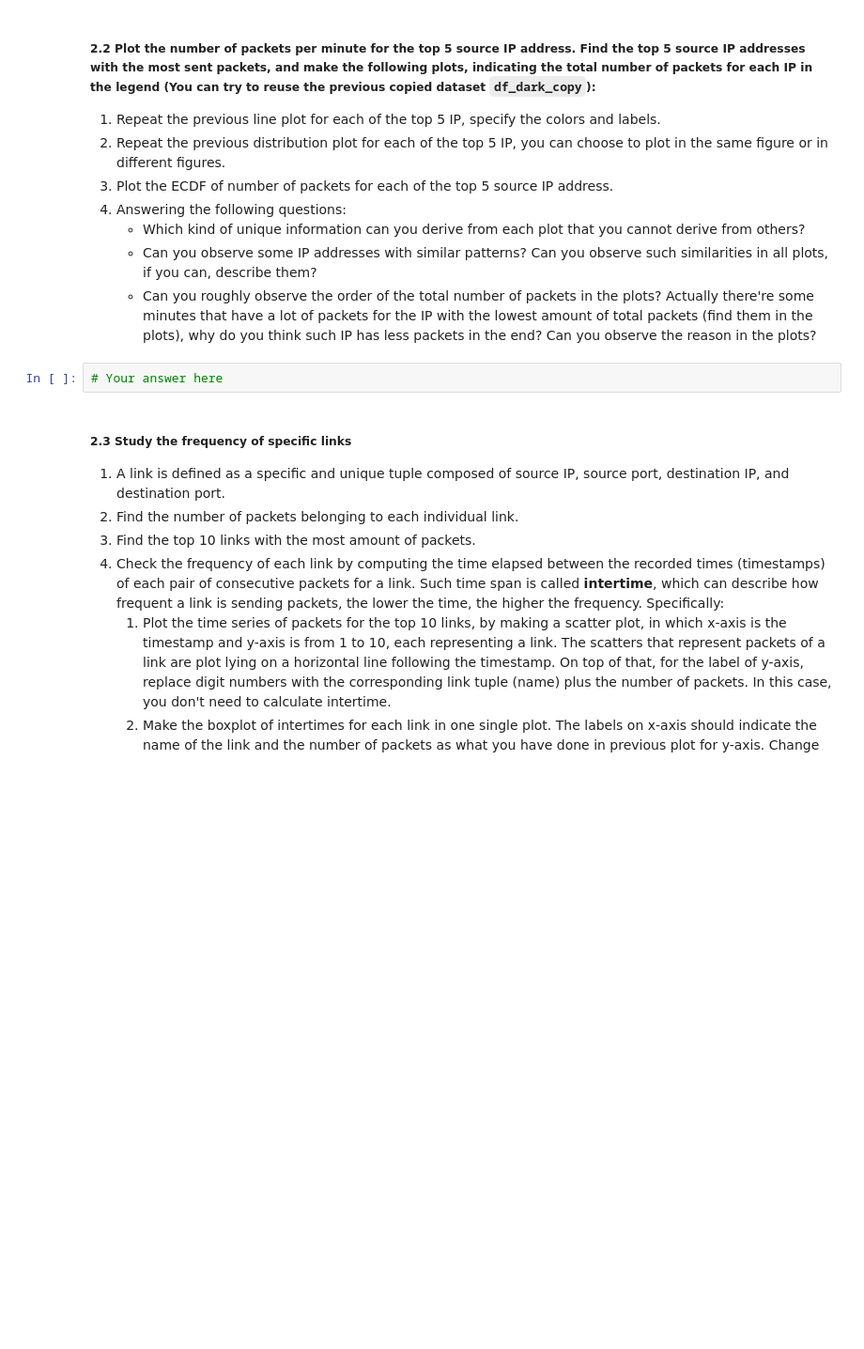
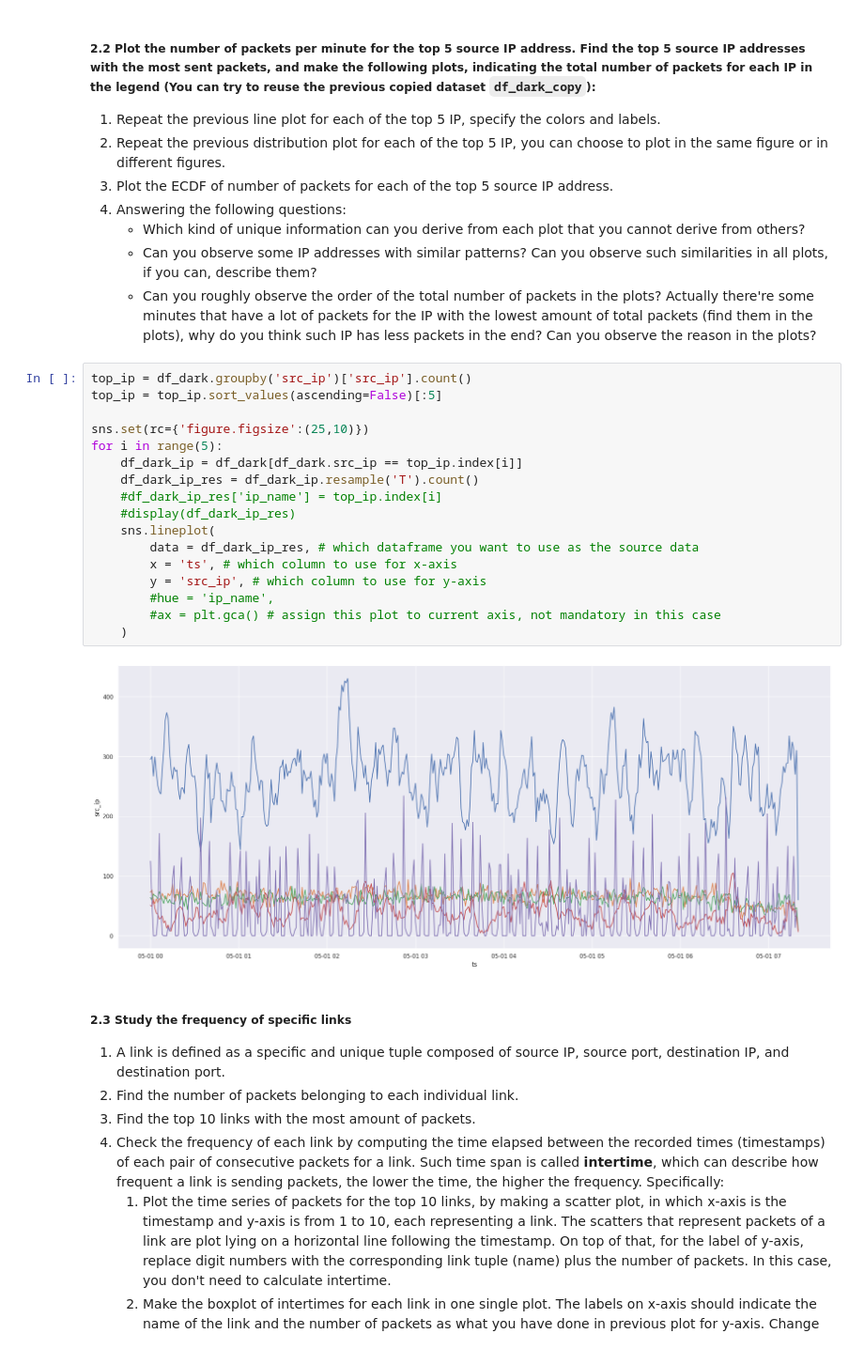
Before and after one commit to eferollo/ML4N, a Jupyter notebook: Labs/LAB4/lab_4.ipynb, the cells around one changed output. Shown: that part at 94% size. Saved outputs shown, nothing was run; the diff lists cells and outputs as text; blank space fills up the shorter version.

```diff
--- a/Labs/LAB4/lab_4.ipynb
+++ b/Labs/LAB4/lab_4.ipynb
@@ -403,7 +378,24 @@ df_dark
     - Can you observe some IP addresses with similar patterns? Can you observe such similarities in all plots, if you can, describe them?
     - Can you roughly observe the order of the total number of packets in the plots? Actually there're some minutes that have a lot of packets for the IP with the lowest amount of total packets (find them in the plots), why do you think such IP has less packets in the end? Can you observe the reason in the plots?
 # %%
-# Your answer here
+top_ip = df_dark.groupby('src_ip')['src_ip'].count()
+top_ip = top_ip.sort_values(ascending=False)[:5]
+
+sns.set(rc={'figure.figsize':(25,10)})
+for i in range(5):
+    df_dark_ip = df_dark[df_dark.src_ip == top_ip.index[i]]
+    df_dark_ip_res = df_dark_ip.resample('T').count()
+    #df_dark_ip_res['ip_name'] = top_ip.index[i]
+    #display(df_dark_ip_res)
+    sns.lineplot(
+        data = df_dark_ip_res, # which dataframe you want to use as the source data
+        x = 'ts', # which column to use for x-axis
+        y = 'src_ip', # which column to use for y-axis
+        #hue = 'ip_name',
+        #ax = plt.gca() # assign this plot to current axis, not mandatory in this case
+    )
+# %% [output]
+[figure, added]
 # %% [markdown]
 ##### 2.3 Study the frequency of specific links
 1. A link is defined as a specific and unique tuple composed of source IP, source port, destination IP, and destination port.
```
Also changed, not shown: parts of 17 cells of this notebook.
